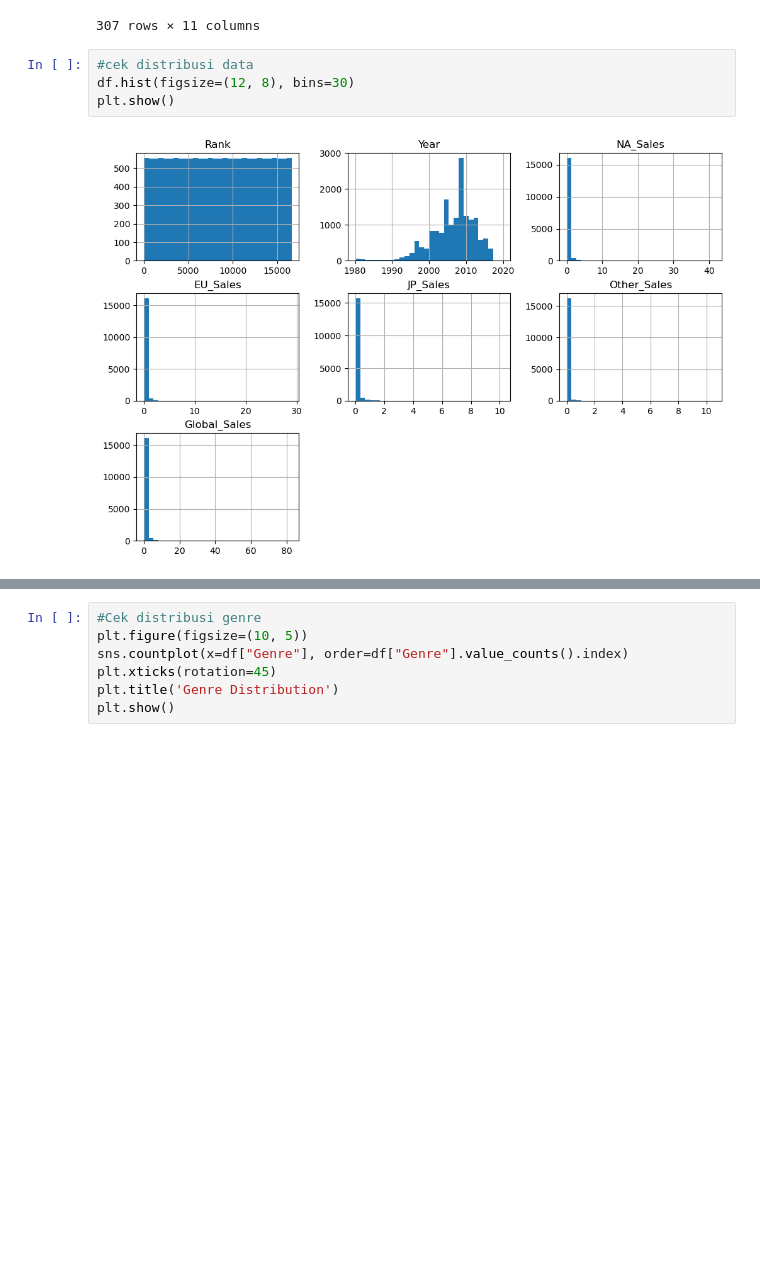
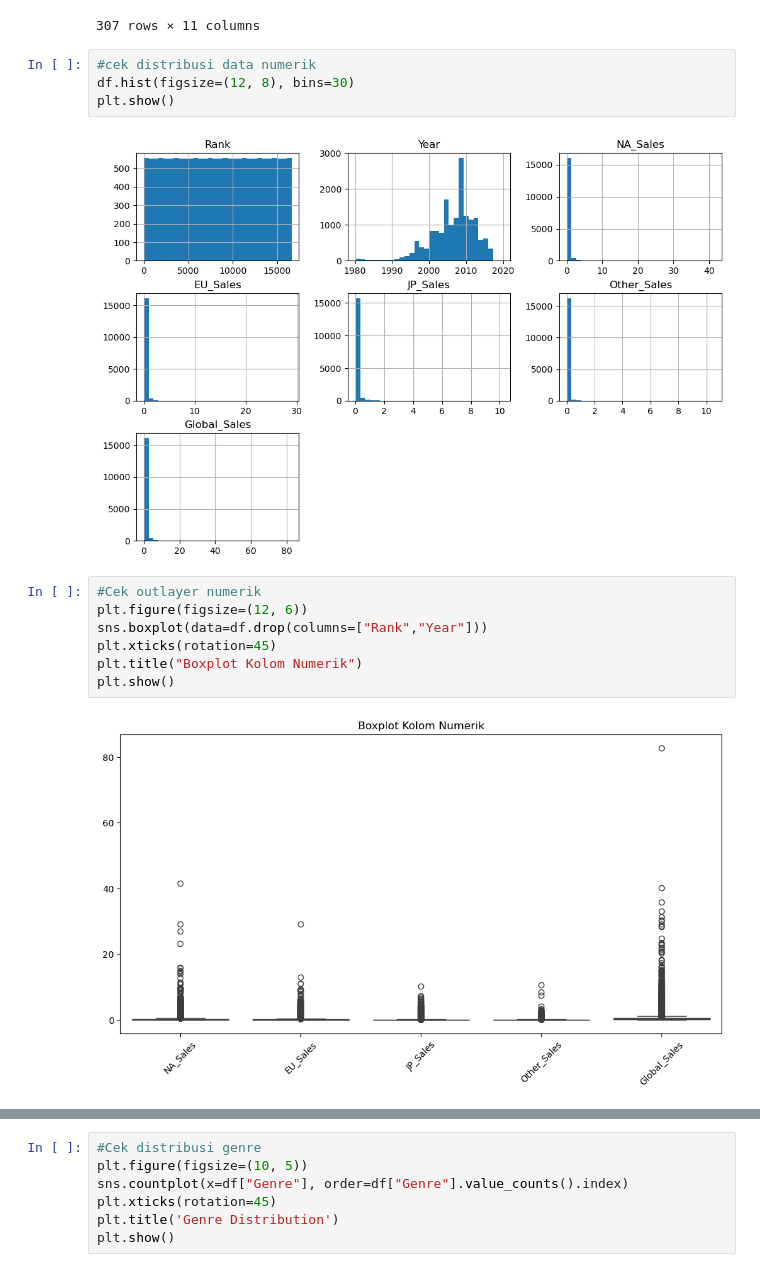
Before and after one commit to dhikaramadhansaputra/latihan_data_pre-processing, a Jupyter notebook: Latihan validasi data/worksheet.ipynb, the cells around one changed output, grey strips where cells are left out. Saved outputs shown, nothing was run; the diff lists cells and outputs as text; blank space fills up the shorter version.

Commit message:
next cicil bagian kolom kategorial, belum dibikin

```diff
--- a/Latihan validasi data/worksheet.ipynb
+++ b/Latihan validasi data/worksheet.ipynb
@@ -95,8 +95,17 @@ df[df.isnull().any(axis=1)]
 | 16553 | 16556 | Bound By Flame | X360 | 2014.0 | Role-Playing | NaN | 0.00 | 0.01 | 0.00 | 0.00 | ... |
 307 rows × 11 columns
 # %%
-#cek distribusi data
+#cek distribusi data numerik
 df.hist(figsize=(12, 8), bins=30)
 plt.show()
 # %% [output]
 [figure]
+# %%
+#Cek outlayer numerik
+plt.figure(figsize=(12, 6))
+sns.boxplot(data=df.drop(columns=["Rank","Year"]))
+plt.xticks(rotation=45)
+plt.title("Boxplot Kolom Numerik")
+plt.show()
+# %% [output]
+[figure, added]
```
Also changed, not shown: parts of 1 cell of this notebook, 8 other files.
